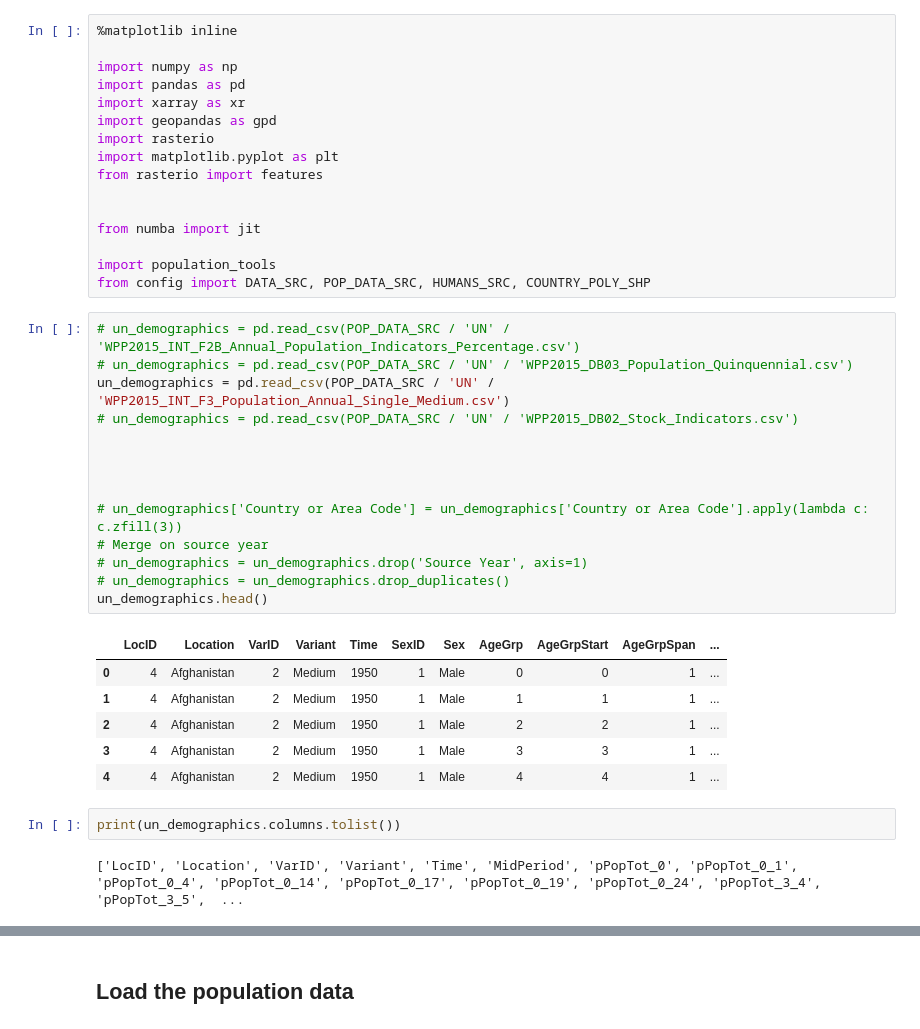
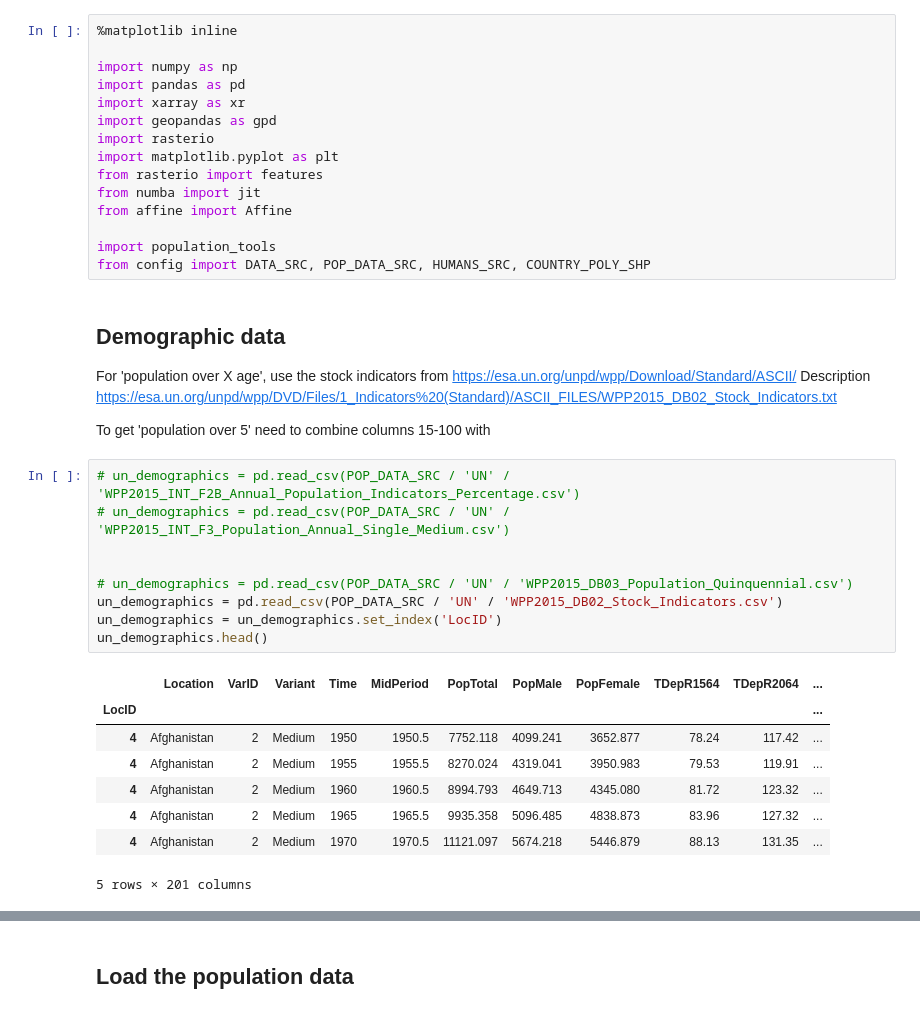
Before and after one commit to mangecoeur/health-climate-exposure, a Jupyter notebook: Project demographic stats to population.ipynb, the cells around one changed output, grey strips where cells are left out. Saved outputs shown, nothing was run; the diff lists cells and outputs as text.

```diff
--- a/Project demographic stats to population.ipynb
+++ b/Project demographic stats to population.ipynb
@@ -17,34 +25,33 @@ import geopandas as gpd
 import rasterio
 import matplotlib.pyplot as plt
 from rasterio import features
-
-
 from numba import jit
+from affine import Affine
 
 import population_tools
 from config import DATA_SRC, POP_DATA_SRC, HUMANS_SRC, COUNTRY_POLY_SHP
+# %% [markdown]
+## Demographic data
+
+For 'population over X age', use the stock indicators from https://esa.un.org/unpd/wpp/Download/Standard/ASCII/
+Description https://esa.un.org/unpd/wpp/DVD/Files/1_Indicators%20(Standard)/ASCII_FILES/WPP2015_DB02_Stock_Indicators.txt
+
+To get 'population over 5' need to combine columns 15-100 with
 # %%
 # un_demographics = pd.read_csv(POP_DATA_SRC / 'UN' / 'WPP2015_INT_F2B_Annual_Population_Indicators_Percentage.csv')
-# un_demographics = pd.read_csv(POP_DATA_SRC / 'UN' / 'WPP2015_DB03_Population_Quinquennial.csv')
-un_demographics = pd.read_csv(POP_DATA_SRC / 'UN' / 'WPP2015_INT_F3_Population_Annual_Single_Medium.csv')
-# un_demographics = pd.read_csv(POP_DATA_SRC / 'UN' / 'WPP2015_DB02_Stock_Indicators.csv')
+# un_demographics = pd.read_csv(POP_DATA_SRC / 'UN' / 'WPP2015_INT_F3_Population_Annual_Single_Medium.csv')
 
 
-
-
-# un_demographics['Country or Area Code'] = un_demographics['Country or Area Code'].apply(lambda c: c.zfill(3))
-# Merge on source year
-# un_demographics = un_demographics.drop('Source Year', axis=1)
-# un_demographics = un_demographics.drop_duplicates()
+# un_demographics = pd.read_csv(POP_DATA_SRC / 'UN' / 'WPP2015_DB03_Population_Quinquennial.csv')
+un_demographics = pd.read_csv(POP_DATA_SRC / 'UN' / 'WPP2015_DB02_Stock_Indicators.csv')
+un_demographics = un_demographics.set_index('LocID')
 un_demographics.head()
 # %% [output]
-|  | LocID | Location | VarID | Variant | Time | SexID | Sex | AgeGrp | AgeGrpStart | AgeGrpSpan | ... |
-| 0 | 4 | Afghanistan | 2 | Medium | 1950 | 1 | Male | 0 | 0 | 1 | ... |
-| 1 | 4 | Afghanistan | 2 | Medium | 1950 | 1 | Male | 1 | 1 | 1 | ... |
-| 2 | 4 | Afghanistan | 2 | Medium | 1950 | 1 | Male | 2 | 2 | 1 | ... |
-| 3 | 4 | Afghanistan | 2 | Medium | 1950 | 1 | Male | 3 | 3 | 1 | ... |
-| 4 | 4 | Afghanistan | 2 | Medium | 1950 | 1 | Male | 4 | 4 | 1 | ... |
+|  | Location | VarID | Variant | Time | MidPeriod | PopTotal | PopMale | PopFemale | TDepR1564 | TDepR2064 | ... |
+| LocID |  |  |  |  |  |  |  |  |  |  | ... |
+| 4 | Afghanistan | 2 | Medium | 1950 | 1950.5 | 7752.118 | 4099.241 | 3652.877 | 78.24 | 117.42 | ... |
+| 4 | Afghanistan | 2 | Medium | 1955 | 1955.5 | 8270.024 | 4319.041 | 3950.983 | 79.53 | 119.91 | ... |
+| 4 | Afghanistan | 2 | Medium | 1960 | 1960.5 | 8994.793 | 4649.713 | 4345.080 | 81.72 | 123.32 | ... |
+| 4 | Afghanistan | 2 | Medium | 1965 | 1965.5 | 9935.358 | 5096.485 | 4838.873 | 83.96 | 127.32 | ... |
+| 4 | Afghanistan | 2 | Medium | 1970 | 1970.5 | 11121.097 | 5674.218 | 5446.879 | 88.13 | 131.35 | ... |
+5 rows × 201 columns
-# %%
-print(un_demographics.columns.tolist())
-# %% [output]
-['LocID', 'Location', 'VarID', 'Variant', 'Time', 'MidPeriod', 'pPopTot_0', 'pPopTot_0_1', 'pPopTot_0_4', 'pPopTot_0_14', 'pPopTot_0_17', 'pPopTot_0_19', 'pPopTot_0_24', 'pPopTot_3_4', 'pPopTot_3_5',  ...
```
Also changed, not shown: parts of 29 cells of this notebook, 3 other files.
